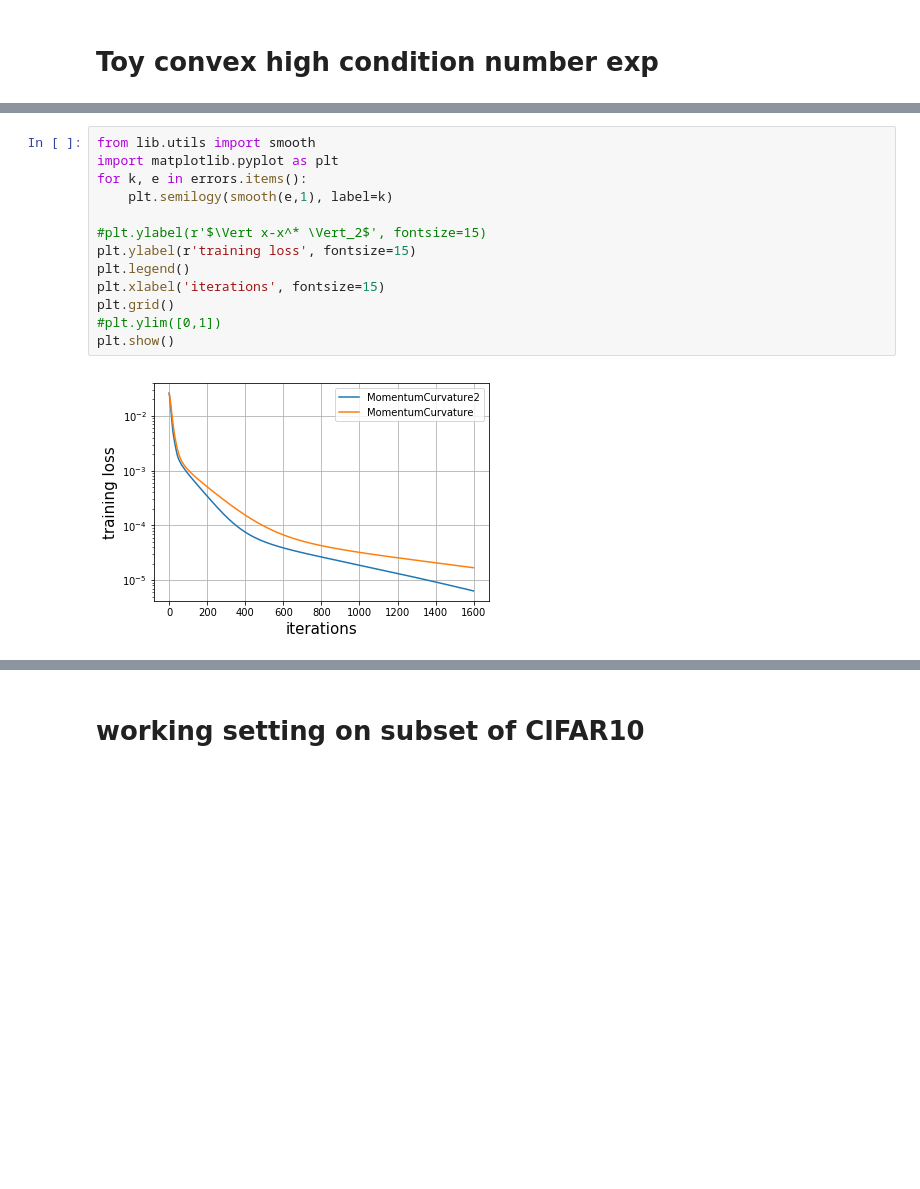
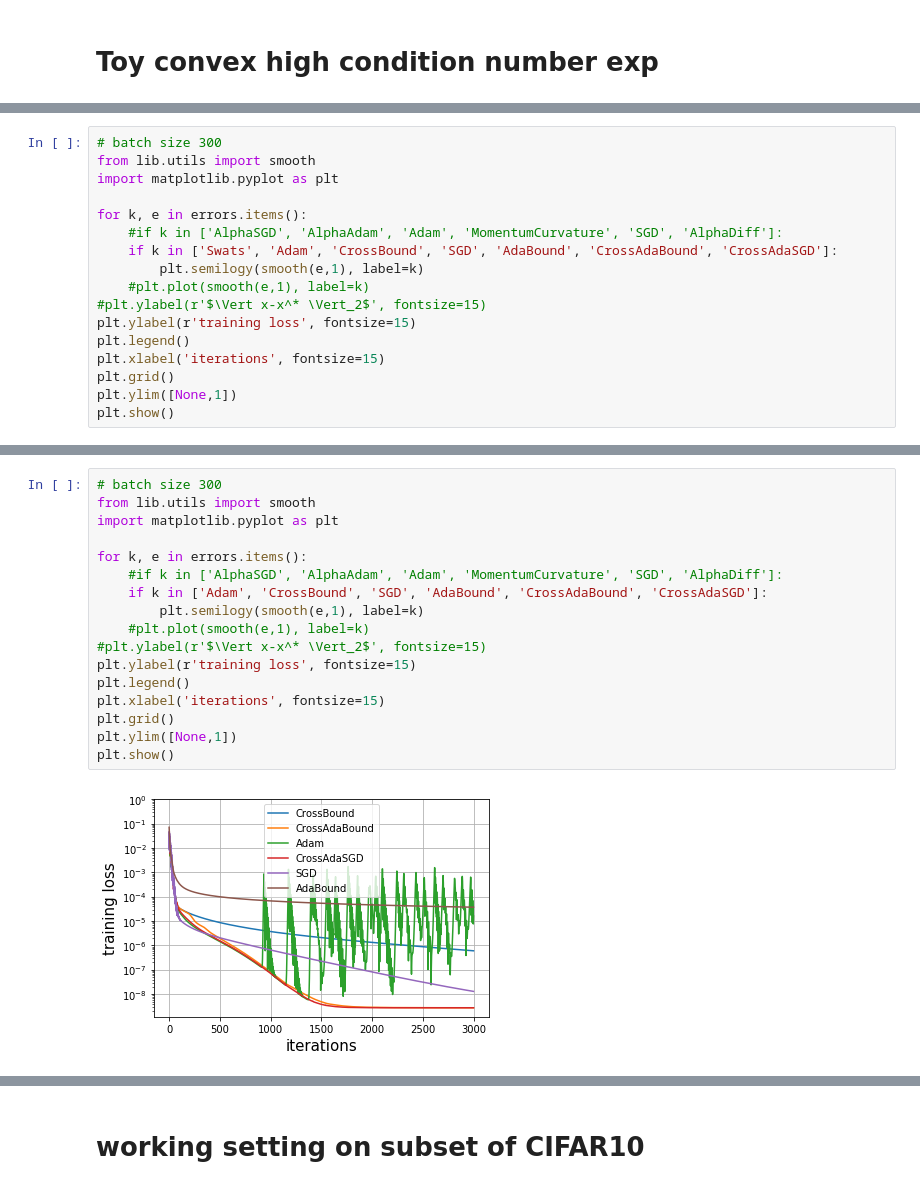
Before and after one commit to nathanwang000/MTL, a Jupyter notebook: optimizer_exp.ipynb, the cells around one changed output, grey strips where cells are left out. Cells and saved outputs as stored; diff of their text form; blank space fills up the shorter version.

```diff
--- a/optimizer_exp.ipynb
+++ b/optimizer_exp.ipynb
@@ -120,0 +219,17 @@ MomentumCurvature
+# %%
+# batch size 300
+from lib.utils import smooth
+import matplotlib.pyplot as plt
+
+for k, e in errors.items():
+    #if k in ['AlphaSGD', 'AlphaAdam', 'Adam', 'MomentumCurvature', 'SGD', 'AlphaDiff']:
+    if k in ['Swats', 'Adam', 'CrossBound', 'SGD', 'AdaBound', 'CrossAdaBound', 'CrossAdaSGD']:
+        plt.semilogy(smooth(e,1), label=k)
+    #plt.plot(smooth(e,1), label=k)
+#plt.ylabel(r'$\Vert x-x^* \Vert_2$', fontsize=15)
+plt.ylabel(r'training loss', fontsize=15)
+plt.legend()
+plt.xlabel('iterations', fontsize=15)
+plt.grid()
+plt.ylim([None,1])
+plt.show()
@@ -121,15 +238,19 @@ MomentumCurvature
 # %%
+# batch size 300
 from lib.utils import smooth
 import matplotlib.pyplot as plt
+
 for k, e in errors.items():
-    plt.semilogy(smooth(e,1), label=k)
-
+    #if k in ['AlphaSGD', 'AlphaAdam', 'Adam', 'MomentumCurvature', 'SGD', 'AlphaDiff']:
+    if k in ['Adam', 'CrossBound', 'SGD', 'AdaBound', 'CrossAdaBound', 'CrossAdaSGD']:
+        plt.semilogy(smooth(e,1), label=k)
+    #plt.plot(smooth(e,1), label=k)
 #plt.ylabel(r'$\Vert x-x^* \Vert_2$', fontsize=15)
 plt.ylabel(r'training loss', fontsize=15)
 plt.legend()
 plt.xlabel('iterations', fontsize=15)
 plt.grid()
-#plt.ylim([0,1])
+plt.ylim([None,1])
 plt.show()
 # %% [output]
-[figure, old version]
+[figure, new version]
```
Also changed, not shown: parts of 25 cells of this notebook, 8 other files.
